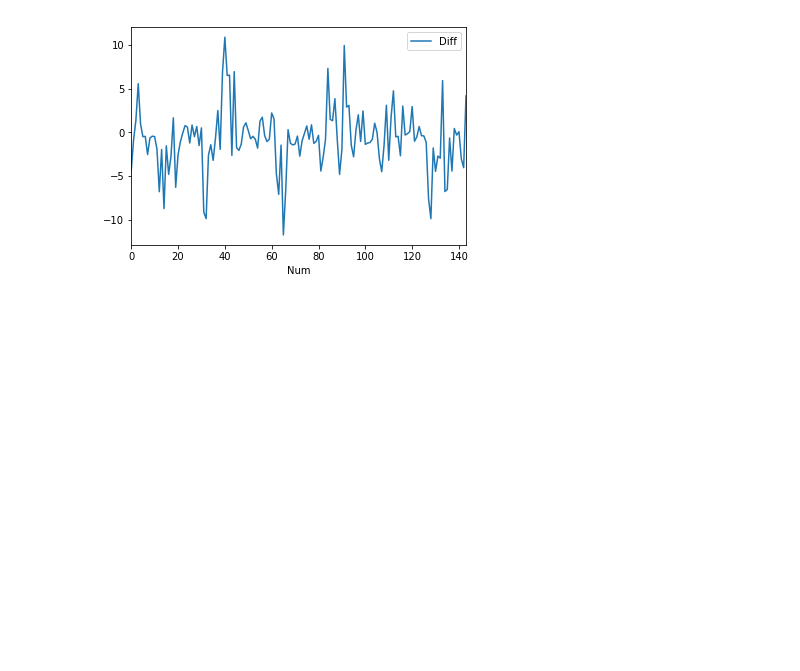
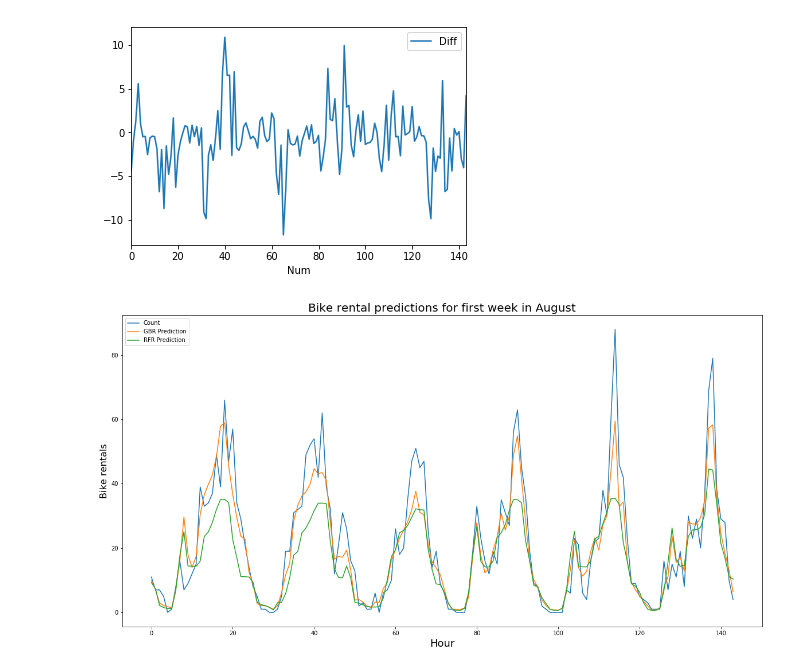
Before and after one commit to ericawesome/DB_prediction_and_visualization_call_a_bike, a Jupyter notebook: Bike_demand_prediction.ipynb, the cells around one changed output. Saved outputs shown, nothing was run; the diff lists cells and outputs as text; code cells hidden in the pictures; blank space fills up the shorter version.

```diff
--- a/Bike_demand_prediction.ipynb
+++ b/Bike_demand_prediction.ipynb
@@ -437,3 +442,33 @@ graph.plot.line(x="Num",y=["Diff"])
 # %% [output]
 <matplotlib.axes._subplots.AxesSubplot at 0x...>
 [figure]
+# %%
+plt.figure(figsize=(20,10))
+graph = test2[['year', 'day', 'month', 'weekday', 'not_workday', 'hour',
+       'school_holiday', 'Temp',
+       'Windspeed', 'Rain']]
+graph = graph[graph.month == 8]
+graph = graph[graph.year == 2014]
+graph = graph[graph.day < 7]
+X = graph.copy()
+del X['day']
+ypred = gbm.predict(X)
+ybadpred = rfm.predict(X)
+graph["Num"] = (graph["day"]-1) * 24 + graph["hour"]
+graph = graph.sort_values("Num")
+graph["GBR Prediction"] = ypred
+graph["RFR Prediction"] = ybadpred
+
+graph["Count"] = y
+graph["Diff"] = graph["Count"] - graph["GBR Prediction"]
+
+plt.plot(graph["Num"], graph["Count"])
+plt.plot(graph["Num"], graph["GBR Prediction"])
+plt.plot(graph["Num"], graph["RFR Prediction"])
+plt.legend(loc='upper left')
+plt.xlabel('Hour', fontsize=18)
+plt.ylabel('Bike rentals', fontsize=16)
+plt.title("Bike rental predictions for first week in August", fontsize=20)
+plt.show()
+# %% [output]
+[figure, added]
```
Also changed, not shown: parts of 2 cells of this notebook.
